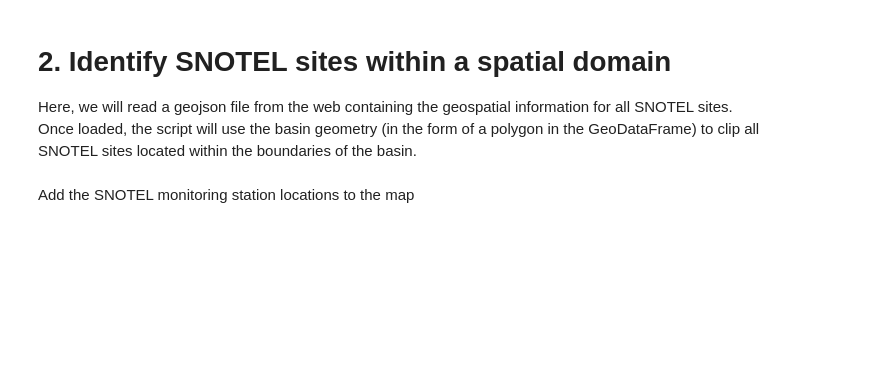
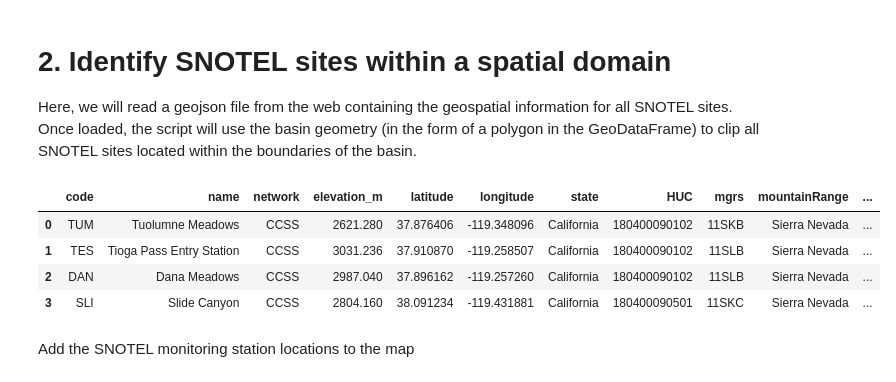
Before and after one commit to northjackson/Data-Acquisition-Processing-Analysis, a Jupyter notebook: SNOTEL.ipynb, the cells around one changed output. Drawn from its saved outputs; the diff is of its cells as text; code cells hidden in the pictures; blank space fills up the shorter version.

```diff
--- a/SNOTEL.ipynb
+++ b/SNOTEL.ipynb
@@ -71,18 +75,25 @@ Once loaded, the script will use the basin geometry (in the form of a polygon in
 # %%
 # Create geodataframe of all stations
 all_stations_gdf = gpd.read_file('https://raw.githubusercontent.com/egagli/snotel_ccss_stations/main/all_stations.geojson').set_index('code')
 all_stations_gdf = all_stations_gdf[all_stations_gdf['csvData']==True]
 
 # Use the polygon geometry to select snotel sites that are within the domain
-gdf_in_bbox = all_stations_gdf[all_stations_gdf.geometry.within(basin.geometry[0])]
+basin_poly = basin.geometry.iloc[0]
+gdf_in_bbox = all_stations_gdf[all_stations_gdf.geometry.within(basin_poly)]
 
 #reset index to have siteid as a column
 gdf_in_bbox.reset_index(drop=False, inplace=True)
 
 #make begin and end date a str
 gdf_in_bbox['beginDate'] = [datetime.datetime.strftime(gdf_in_bbox['beginDate'][i], "%Y-%m-%d") for i in np.arange(0,len(gdf_in_bbox),1)]
 gdf_in_bbox['endDate'] = [datetime.datetime.strftime(gdf_in_bbox['endDate'][i], "%Y-%m-%d") for i in np.arange(0,len(gdf_in_bbox),1)]
 gdf_in_bbox
+# %% [output]
+|  | code | name | network | elevation_m | latitude | longitude | state | HUC | mgrs | mountainRange | ... |
+| 0 | TUM | Tuolumne Meadows | CCSS | 2621.280 | 37.876406 | -119.348096 | California | 180400090102 | 11SKB | Sierra Nevada | ... |
+| 1 | TES | Tioga Pass Entry Station | CCSS | 3031.236 | 37.910870 | -119.258507 | California | 180400090102 | 11SLB | Sierra Nevada | ... |
+| 2 | DAN | Dana Meadows | CCSS | 2987.040 | 37.896162 | -119.257260 | California | 180400090102 | 11SLB | Sierra Nevada | ... |
+| 3 | SLI | Slide Canyon | CCSS | 2804.160 | 38.091234 | -119.431881 | California | 180400090501 | 11SKC | Sierra Nevada | ... |
 # %% [markdown]
 Add the SNOTEL monitoring station locations to the map
 # %%
```
Also changed, not shown: parts of 7 cells of this notebook, 2 other files.
